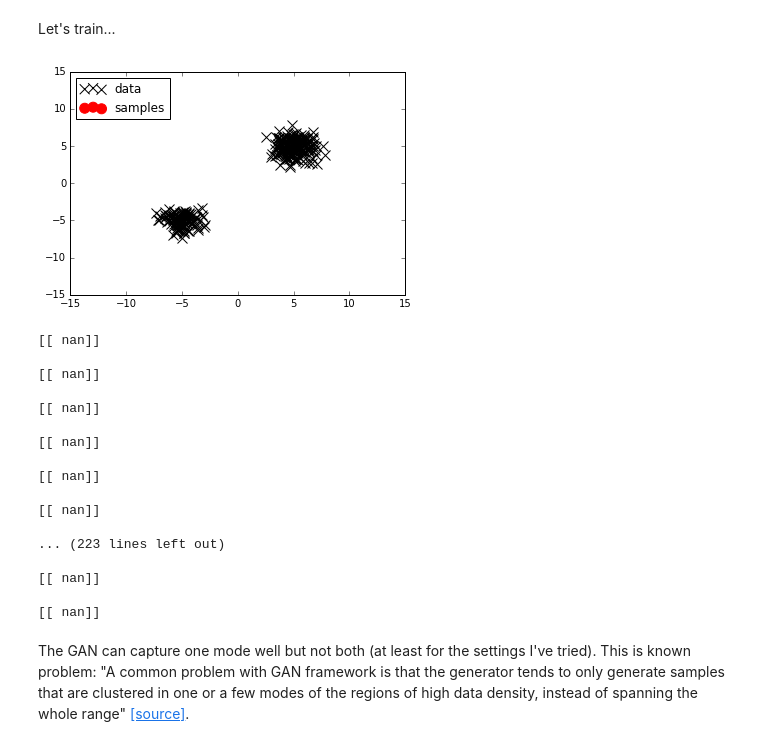
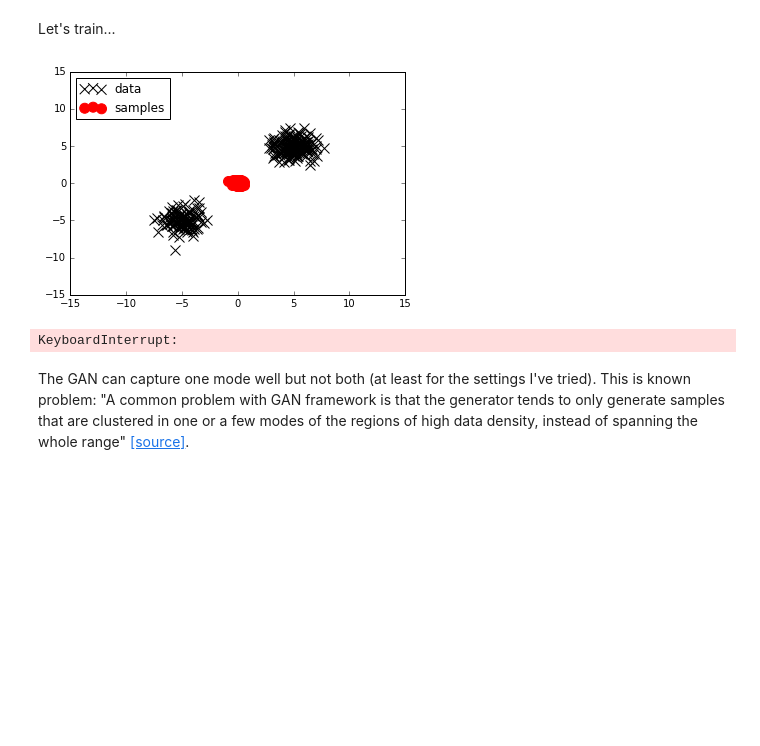
Before and after one commit to enalisnick/paper_summaries, a Jupyter notebook: generative_models_w_Sinkhorn_div.ipynb, the cells around one changed output. Saved outputs shown, nothing was run; the diff lists cells and outputs as text; code cells hidden in the pictures; blank space fills up the shorter version.

```diff
--- a/generative_models_w_Sinkhorn_div.ipynb
+++ b/generative_models_w_Sinkhorn_div.ipynb
@@ -59,21 +59,21 @@ X_train, y_train = shuffle_in_unison_inplace(X_train,y_train)
 def cost(X, Y):
     return tf.reduce_sum((X - Y)**2, keep_dims=True)
 
-def sinkhorn_loss(X, Y, epsilon=1., L=3, n=10):
+def sinkhorn_loss(X, Y, epsilon=.05, L=3, n=10):
     c = np.zeros((n, n)).tolist()
 
     for i in range(n):
         for j in range(n):
             c[i][j] = cost(X[i, :], Y[j, :])
 
-    c = tf.concat(1, [tf.expand_dims(tf.concat(0, t), 1) for t in c])
+    c = tf.transpose(tf.concat(1, [tf.expand_dims(tf.concat(0, t), 1) for t in c]))
     K = tf.exp(-c/epsilon)
 
     a = tf.ones((n, 1))
     b = tf.ones((n, 1))
     for l in range(L):
-        a = 1./tf.matmul(K, b)
-        b = 1./tf.matmul(tf.transpose(K), a)
+        a = 1./(tf.matmul(K, b) + 1e-8)
+        b = 1./(tf.matmul(tf.transpose(K), a) + 1e-8)
 
     return tf.matmul(tf.transpose(tf.matmul(tf.mul(K, c), b)), a)
 # %% [markdown]
@@ -116,7 +116,7 @@ Define the generator model...
 generator_params = init_neural_net([latent_d, hidden_d, input_d])
 generator_out = neural_net(Z, generator_params)
 
-loss = 2*sinkhorn_loss(X, generator_out) - sinkhorn_loss(X, X) - sinkhorn_loss(generator_out, generator_out)
+loss = tf.reduce_sum(2*sinkhorn_loss(X, generator_out) - sinkhorn_loss(X, X) - sinkhorn_loss(generator_out, generator_out))
 # %% [markdown]
 Let's train...
 # %%
@@ -132,54 +132,38 @@ def plot_densities(true_data, samples):
     plt.show()
 
 
 # Set training params
 n_epochs = 150
-learning_rate = 0.00 #1
+learning_rate = 0.001
 
 # create training ops
 train_generator = tf.train.AdamOptimizer(learning_rate).minimize(loss, var_list=generator_params['w']+generator_params['b'])
 
 generator_weights = None
 generator_biases = None
 with tf.Session() as session:
     tf.initialize_all_variables().run()
     for epoch_idx in xrange(n_epochs):
 
         loss_tracker = 0.
 
         # train generator
         for idx in xrange(N/10):
             # sample from generator again
             prior_samples = np.random.normal(size=(10, latent_d))
 
             # perform update
             _, l = session.run([train_generator, loss], feed_dict={Z: prior_samples, X: X_train[idx*10:(idx+1)*10, :]})
-            print l
-            print
+            #print l
+            #print
             loss_tracker += l
 
         # visualize progress
         if epoch_idx%5 == 0:
             plot_densities(X_train, session.run(generator_out, feed_dict={Z: np.random.normal(size=(N/2, latent_d))}))
 # %% [output]
-[figure, old version]
+[figure, new version]
-[[ nan]]
-
-[[ nan]]
-
-[[ nan]]
-
-[[ nan]]
-
-[[ nan]]
-
-[[ nan]]
-
-... (223 lines left out)
-
-[[ nan]]
-
-[[ nan]]
+KeyboardInterrupt:
 # %% [markdown]
 The GAN can capture one mode well but not both (at least for the settings I've tried).  This is known problem: "A common problem with GAN framework is that the generator tends to only generate samples that are clustered in one or a few modes of the regions of high data density, instead of spanning the whole range" [[source]](https://arxiv.org/pdf/1609.03126v2.pdf).
 # %% [markdown]
```
